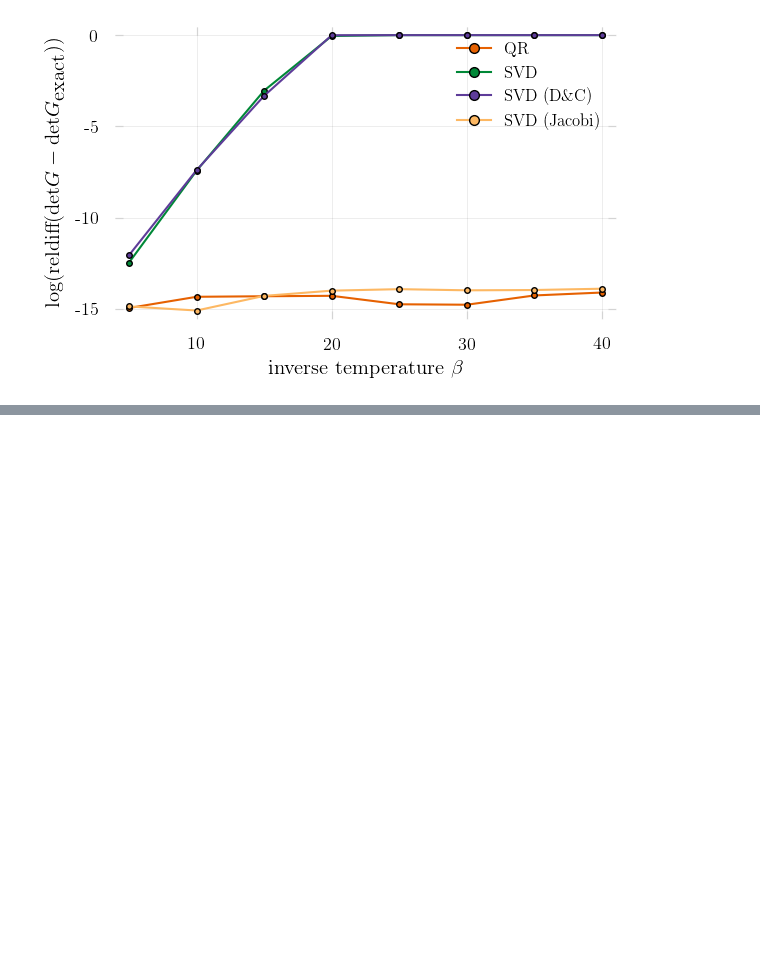
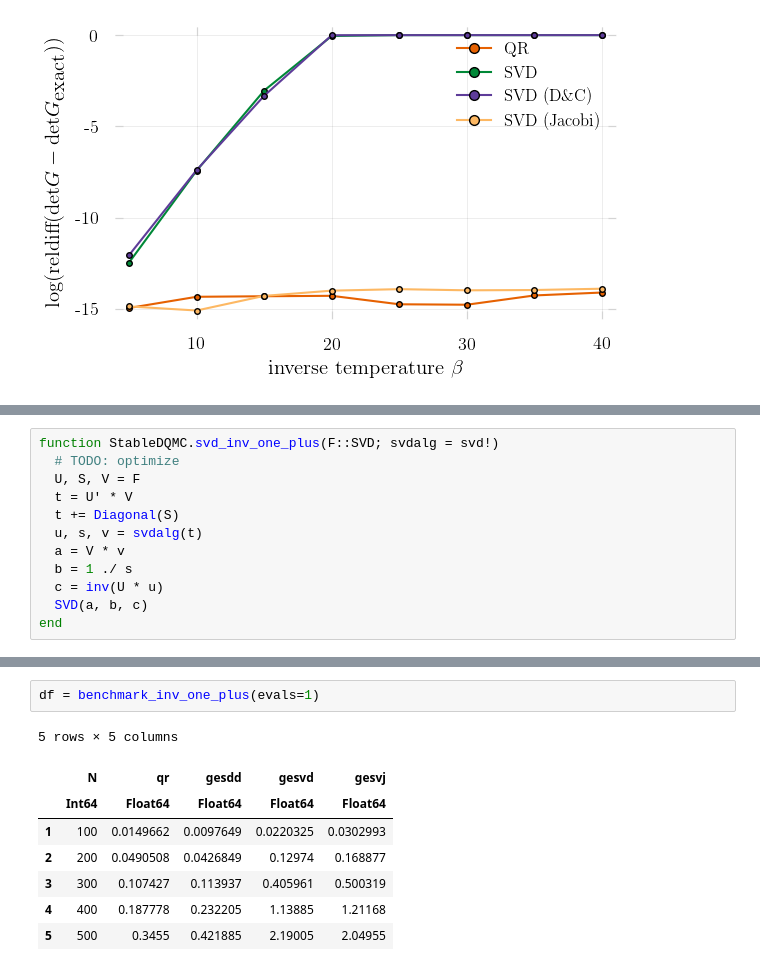
Before and after one commit to carstenbauer/StableDQMC.jl, a Jupyter notebook: notebooks/accuracy.ipynb, the cells around one changed output, grey strips where cells are left out. Saved outputs shown, nothing was run; the diff lists cells and outputs as text; blank space fills up the shorter version.

```diff
--- a/notebooks/accuracy.ipynb
+++ b/notebooks/accuracy.ipynb
@@ -396,0 +386,12 @@ WARNING: both StableDQMC and StableDQMC export "inv_one_plus_udv_loh!"; uses of
+# %%
+function StableDQMC.svd_inv_one_plus(F::SVD; svdalg = svd!)
+  # TODO: optimize
+  U, S, V = F
+  t = U' * V
+  t += Diagonal(S)
+  u, s, v = svdalg(t)
+  a = V * v
+  b = 1 ./ s
+  c = inv(U * u)
+  SVD(a, b, c)
+end
@@ -396,0 +422,11 @@ WARNING: both StableDQMC and StableDQMC export "inv_one_plus_udv_loh!"; uses of
+# %%
+df = benchmark_inv_one_plus(evals=1)
+# %% [output]
+5 rows × 5 columns
+|  | N | qr | gesdd | gesvd | gesvj |
+|  | Int64 | Float64 | Float64 | Float64 | Float64 |
+| 1 | 100 | 0.0149662 | 0.0097649 | 0.0220325 | 0.0302993 |
+| 2 | 200 | 0.0490508 | 0.0426849 | 0.12974 | 0.168877 |
+| 3 | 300 | 0.107427 | 0.113937 | 0.405961 | 0.500319 |
+| 4 | 400 | 0.187778 | 0.232205 | 1.13885 | 1.21168 |
+| 5 | 500 | 0.3455 | 0.421885 | 2.19005 | 2.04955 |
```
Also changed, not shown: parts of 14 cells of this notebook, 6 other files.
